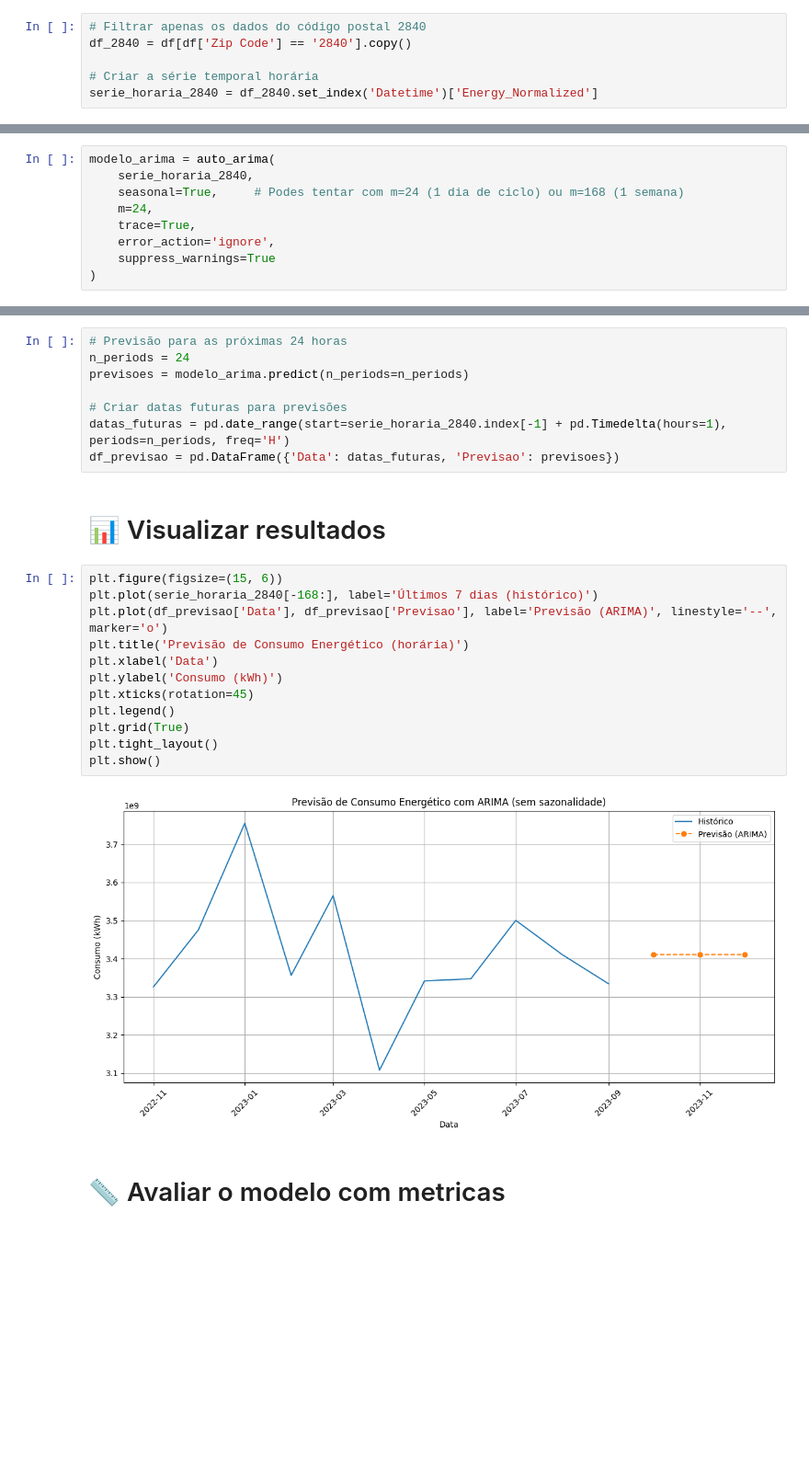
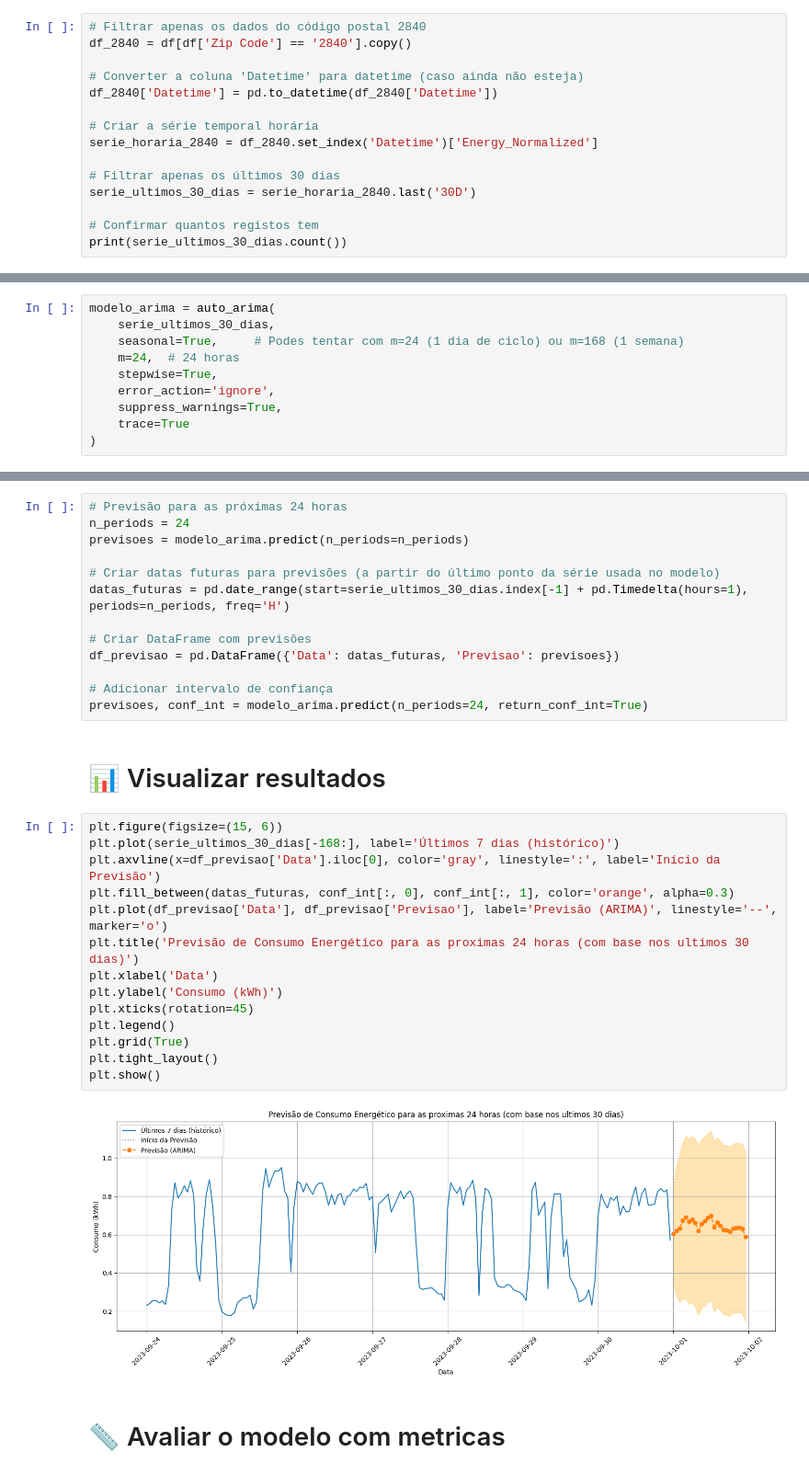
Before and after one commit to heyliceeee/previsao-do-consumo-energetico-com-ml, a Jupyter notebook: 4modelos-tradicionais.ipynb, the cells around one changed output, grey strips where cells are left out. Shown at 92% size. Saved outputs shown, nothing was run; the diff lists cells and outputs as text; blank space fills up the shorter version.

Commit message:
✨feat: ARIMA

```diff
--- a/4modelos-tradicionais.ipynb
+++ b/4modelos-tradicionais.ipynb
@@ -18,5 +16,14 @@ df = pd.read_csv('datasets/consumo_eredes_limpo1.csv', sep=',')
 # Filtrar apenas os dados do código postal 2840
 df_2840 = df[df['Zip Code'] == '2840'].copy()
 
+# Converter a coluna 'Datetime' para datetime (caso ainda não esteja)
+df_2840['Datetime'] = pd.to_datetime(df_2840['Datetime'])
+
 # Criar a série temporal horária
 serie_horaria_2840 = df_2840.set_index('Datetime')['Energy_Normalized']
+
+# Filtrar apenas os últimos 30 dias
+serie_ultimos_30_dias = serie_horaria_2840.last('30D')
+
+# Confirmar quantos registos tem
+print(serie_ultimos_30_dias.count())
@@ -24,12 +33,13 @@ serie_horaria_2840 = df_2840.set_index('Datetime')['Energy_Normalized']
 # ⚙️ Aplicar ARIMA
 # %%
 modelo_arima = auto_arima(
-    serie_horaria_2840,
+    serie_ultimos_30_dias,
     seasonal=True,     # Podes tentar com m=24 (1 dia de ciclo) ou m=168 (1 semana)
-    m=24,
-    trace=True,
+    m=24,  # 24 horas
+    stepwise=True,
     error_action='ignore',
-    suppress_warnings=True
+    suppress_warnings=True,
+    trace=True
 )
 # %% [output]
 Performing stepwise search to minimize aic
@@ -42,25 +64,32 @@ MemoryError: Unable to allocate 7.55 MiB for an array with shape (26, 26, 1464)
 n_periods = 24
 previsoes = modelo_arima.predict(n_periods=n_periods)
 
-# Criar datas futuras para previsões
-datas_futuras = pd.date_range(start=serie_horaria_2840.index[-1] + pd.Timedelta(hours=1), periods=n_periods, freq='H')
+# Criar datas futuras para previsões (a partir do último ponto da série usada no modelo)
+datas_futuras = pd.date_range(start=serie_ultimos_30_dias.index[-1] + pd.Timedelta(hours=1), periods=n_periods, freq='H')
+
+# Criar DataFrame com previsões
 df_previsao = pd.DataFrame({'Data': datas_futuras, 'Previsao': previsoes})
+
+# Adicionar intervalo de confiança
+previsoes, conf_int = modelo_arima.predict(n_periods=24, return_conf_int=True)
 # %% [markdown]
 # 📊 Visualizar resultados
 # %%
 plt.figure(figsize=(15, 6))
-plt.plot(serie_horaria_2840[-168:], label='Últimos 7 dias (histórico)')
+plt.plot(serie_ultimos_30_dias[-168:], label='Últimos 7 dias (histórico)')
+plt.axvline(x=df_previsao['Data'].iloc[0], color='gray', linestyle=':', label='Início da Previsão')
+plt.fill_between(datas_futuras, conf_int[:, 0], conf_int[:, 1], color='orange', alpha=0.3)
 plt.plot(df_previsao['Data'], df_previsao['Previsao'], label='Previsão (ARIMA)', linestyle='--', marker='o')
-plt.title('Previsão de Consumo Energético (horária)')
+plt.title('Previsão de Consumo Energético para as proximas 24 horas (com base nos ultimos 30 dias)')
 plt.xlabel('Data')
 plt.ylabel('Consumo (kWh)')
 plt.xticks(rotation=45)
 plt.legend()
 plt.grid(True)
 plt.tight_layout()
 plt.show()
 # %% [output]
-[figure, old version]
+[figure, new version]
 # %% [markdown]
 # 📏 Avaliar o modelo com metricas
 # %%
```
Also changed, not shown: parts of 5 cells of this notebook, 13 other files.
